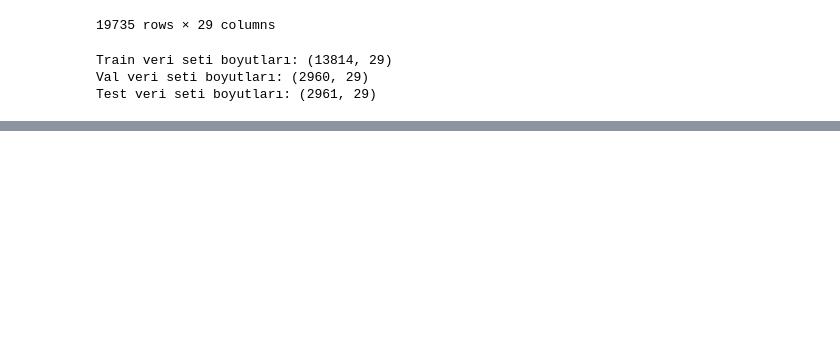
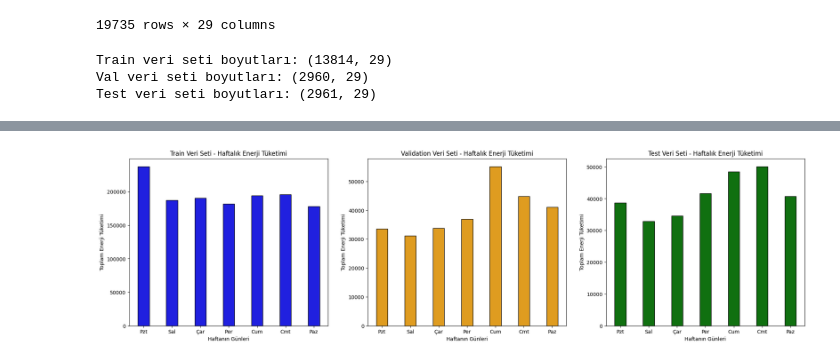
Before and after one commit to sam-git-00/Tubitak-Makine-Ogrenimi-Projesi, a Jupyter notebook: energy_analysis.ipynb, the cells around one changed output, grey strips where cells are left out. Cells and saved outputs as stored; diff of their text form; code cells hidden in the pictures; blank space fills up the shorter version.

```diff
--- a/energy_analysis.ipynb
+++ b/energy_analysis.ipynb
@@ -181,0 +308,5 @@ Test veri seti boyutları: (2961, 29)
+# %%
+# Haftalık tüketim bar grafiği
+plot_time_series(datasets, labels, colors, kind="bar", time_unit="weekday", title="Haftalık Enerji Tüketimi", xlabel="Haftanın Günleri", ylabel=ylabel)
+# %% [output]
+[figure, added]
```
Also changed, not shown: parts of 13 cells of this notebook.
